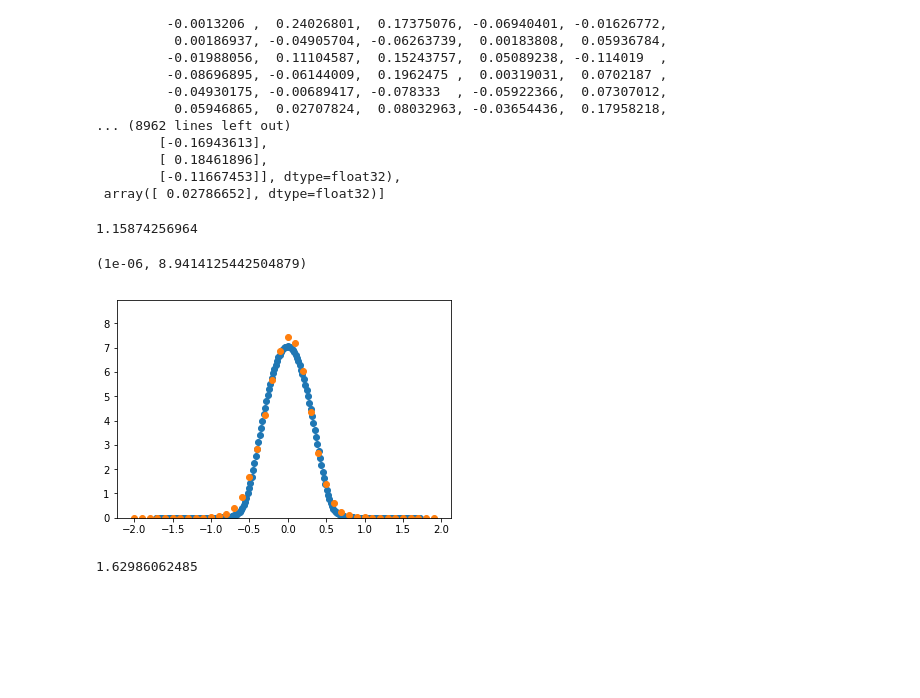
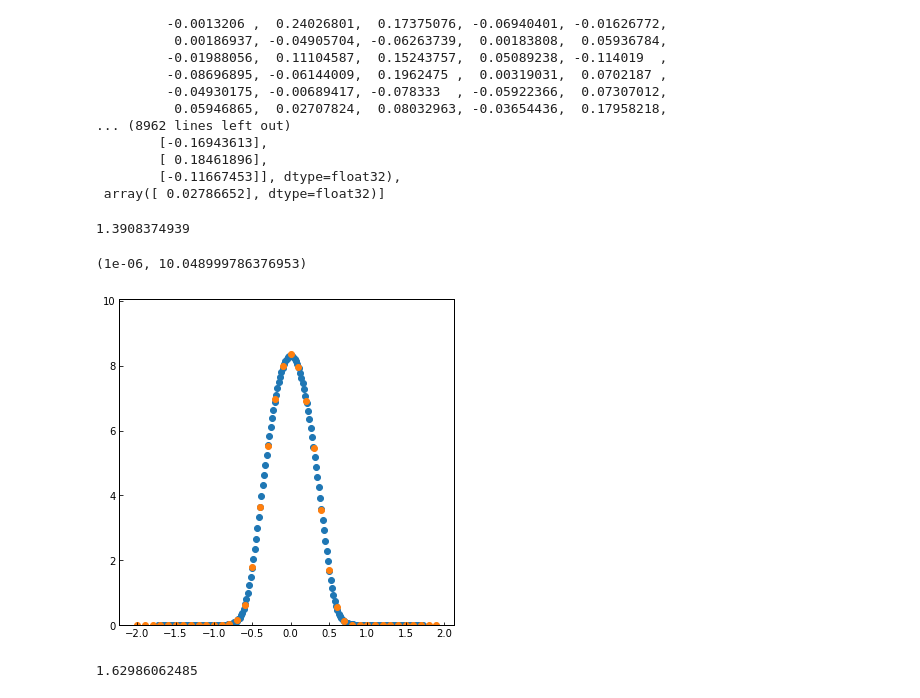
Before and after one commit to truskett-group-ut/patchy_polymer_with_nanocrystal, a Jupyter notebook: wertheim/bond_integral_generator.ipynb, the cells around one changed output. Drawn from its saved outputs; the diff is of its cells as text; code cells hidden in the pictures; blank space fills up the shorter version.

```diff
--- a/wertheim/bond_integral_generator.ipynb
+++ b/wertheim/bond_integral_generator.ipynb
@@ -91,5 +95,5 @@ A_scaler = StandardScaler()
 rs_norm = rs[11:-10]
 rs_norm = np.transpose(r_scaler.fit_transform(np.transpose(np.array([rs_norm]))))[0]
 # %%
-scaler_x = StandardScaler()
-scaler_y = StandardScaler()
+x_scaler = StandardScaler()
+####scaler_y = StandardScaler()
@@ -96,8 +102,8 @@ scaler_y = StandardScaler()
 # %%
 #attraction strength
 x = data[:,0:1]
-scaler_x.fit(x)
-x = scaler_x.transform(x)
+x_scaler.fit(x)
+x = x_scaler.transform(x)
 
 #average mayer-f as a function of r
 y = data[:,1:]
@@ -210,23 +237,23 @@ model_json = model.get_layer('model_rbfs').to_json()
 import matplotlib.pyplot as plt
 %matplotlib inline
 # %%
-index = 5
+index = 3
 
 xe = x[index][0]
 ye = y[index]
 yp = model_new.predict(np.array([[xe]]))[0]
 print xe
 
 plt.scatter(rs_norm, ye)
 plt.scatter(r_new, yp)
 
 plt.ylim(0.000001,1.2*max(yp))
 #plt.ylim(0.00000001,0.0004)
 #plt.yscale('log')
 # %% [output]
-1.15874256964
+1.3908374939
-(1e-06, 8.9414125442504879)
+(1e-06, 10.048999786376953)
-[figure, old version]
+[figure, new version]
 # %%
 index = 20
 
```
Also changed, not shown: parts of 53 cells of this notebook, 24 other files.
